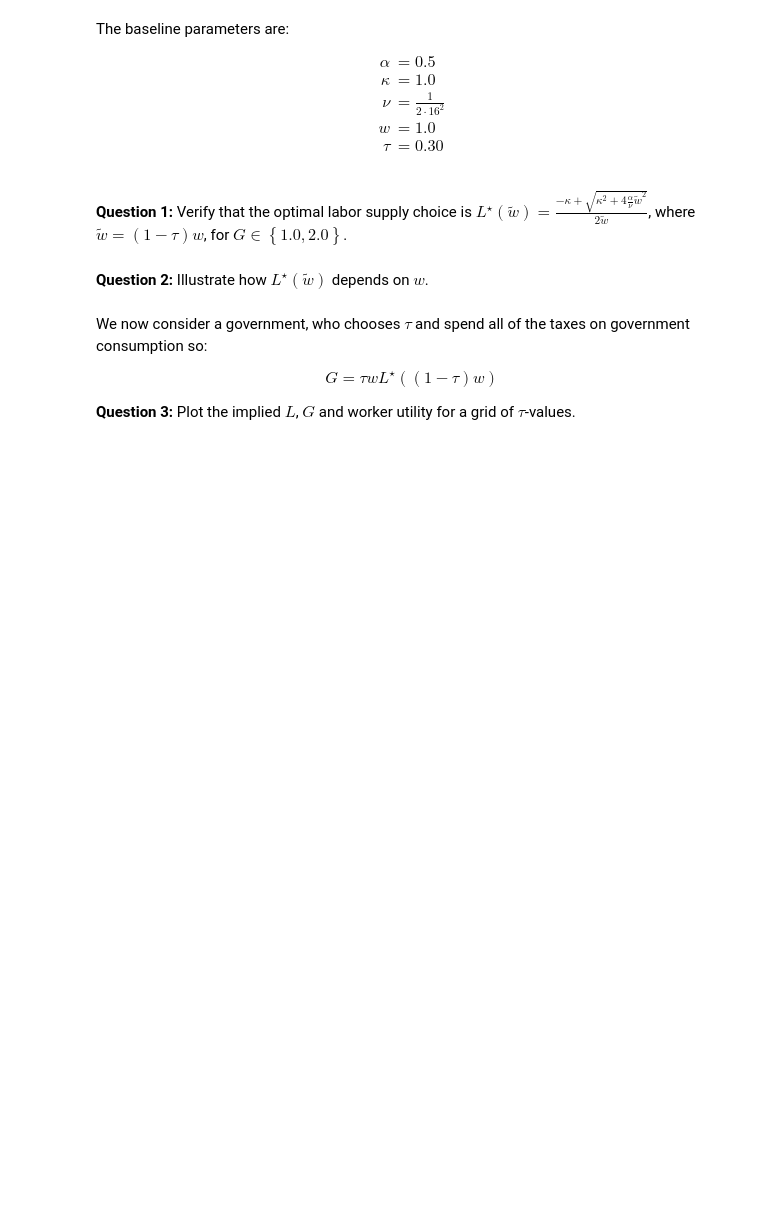
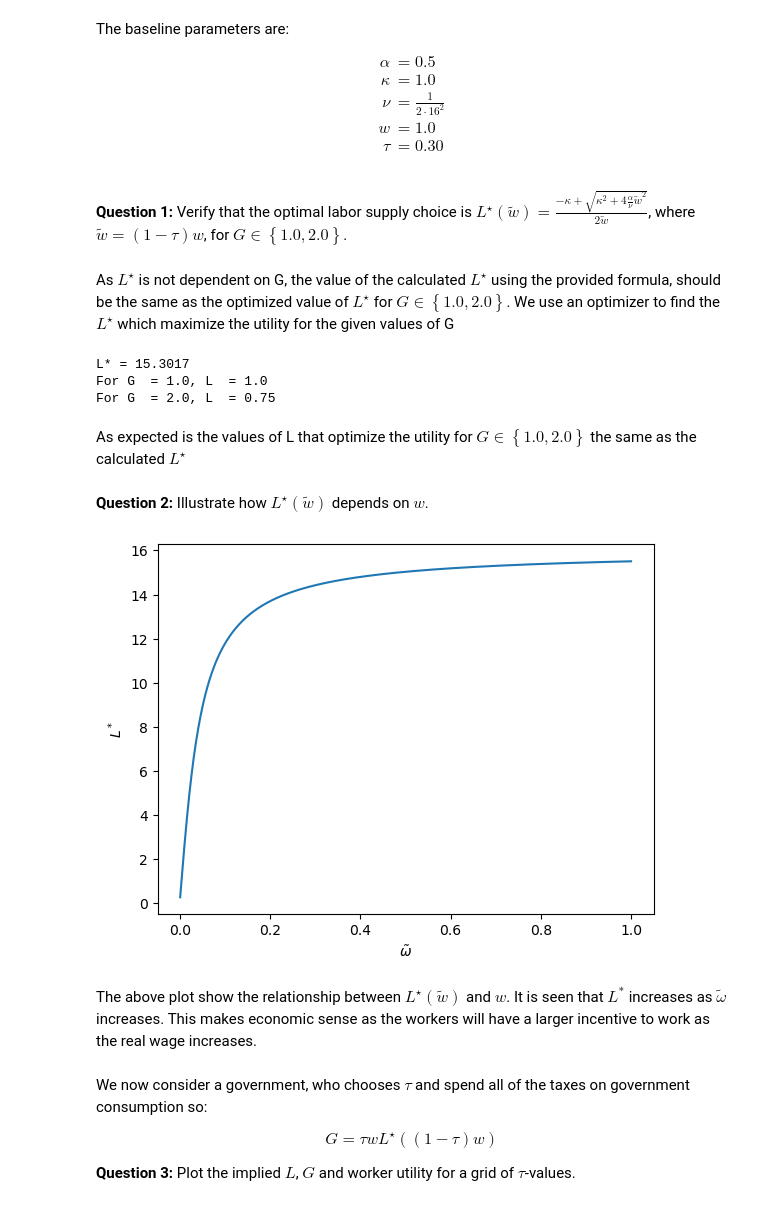
Before and after one commit to NumEconCopenhagen/projects-2023-cbjk, a Jupyter notebook: examproject/Exam-2023-notebook.ipynb, the cells around one changed output. Cells and saved outputs as stored; diff of their text form; code cells hidden in the pictures; blank space fills up the shorter version.

```diff
--- a/examproject/Exam-2023-notebook.ipynb
+++ b/examproject/Exam-2023-notebook.ipynb
@@ -67,2 +69,23 @@ $$
+# %% [markdown]
+As $L^{\star}$ is not dependent on G, the value of the calculated $L^{\star}$ using the provided formula, should be the same as the optimized value of $L^{\star}$ for $G\in\left\{1.0 , 2.0\right\}$.
+We use an optimizer to find the $L^{\star}$ which maximize the utility for the given values of G
+# %%
+# a. define the class
+opt = OptTax()
+
+# b. define par
+par = opt.par
+
+# c. optimal L*
+L_opt_choice = opt.L_opt()
+
+# d. solve for optimal L
+opt.L_solve(print_output = True)
+# %% [output]
+L* = 15.3017
+For G  = 1.0, L  = 1.0
+For G  = 2.0, L  = 0.75
+# %% [markdown]
+As expected is the values of L that optimize the utility for $G\in\left\{1.0 , 2.0\right\}$ the same as the calculated $L^{\star}$
 # %% [markdown]
 **Question 2:** Illustrate how $L^{\star}(\tilde{w})$ depends on $w$.
@@ -71,3 +92,27 @@ $$
+# %%
+# a. empty list for optimal L
+L_opt_sol = []
+
+# b. define points for omega_tilde
+ww = np.linspace(0.001,1,1000)
+
+# c. solve for optimal L pepending on omega_tilde
+for w in ww:
+    # i. opdate omega_tilde
+    par.omega_tilde = w
+    # ii. append optimal L
+    L_opt_sol.append(opt.L_opt())
+
+# d. plot optimal L* as a function of omega_tilde
+fig = plt.figure()
+ax = fig.add_subplot(1,1,1)
+ax.plot(ww, L_opt_sol)
+ax.set_xlabel('$\\tilde\omega$')
+ax.set_ylabel('$L^*$');
+# %% [output]
+[figure, added]
+# %% [markdown]
+The above plot show the relationship between $L^{\star}(\tilde{w})$ and $w$. It is seen that $L^*$ increases as $\tilde\omega$ increases. This makes economic sense as the workers will have a larger incentive to work as the real wage increases.
 # %% [markdown]
 
 We now consider a government, who chooses $\tau$ and spend all of the taxes on government consumption so:
```
Also changed, not shown: parts of 31 cells of this notebook, 3 other files.
